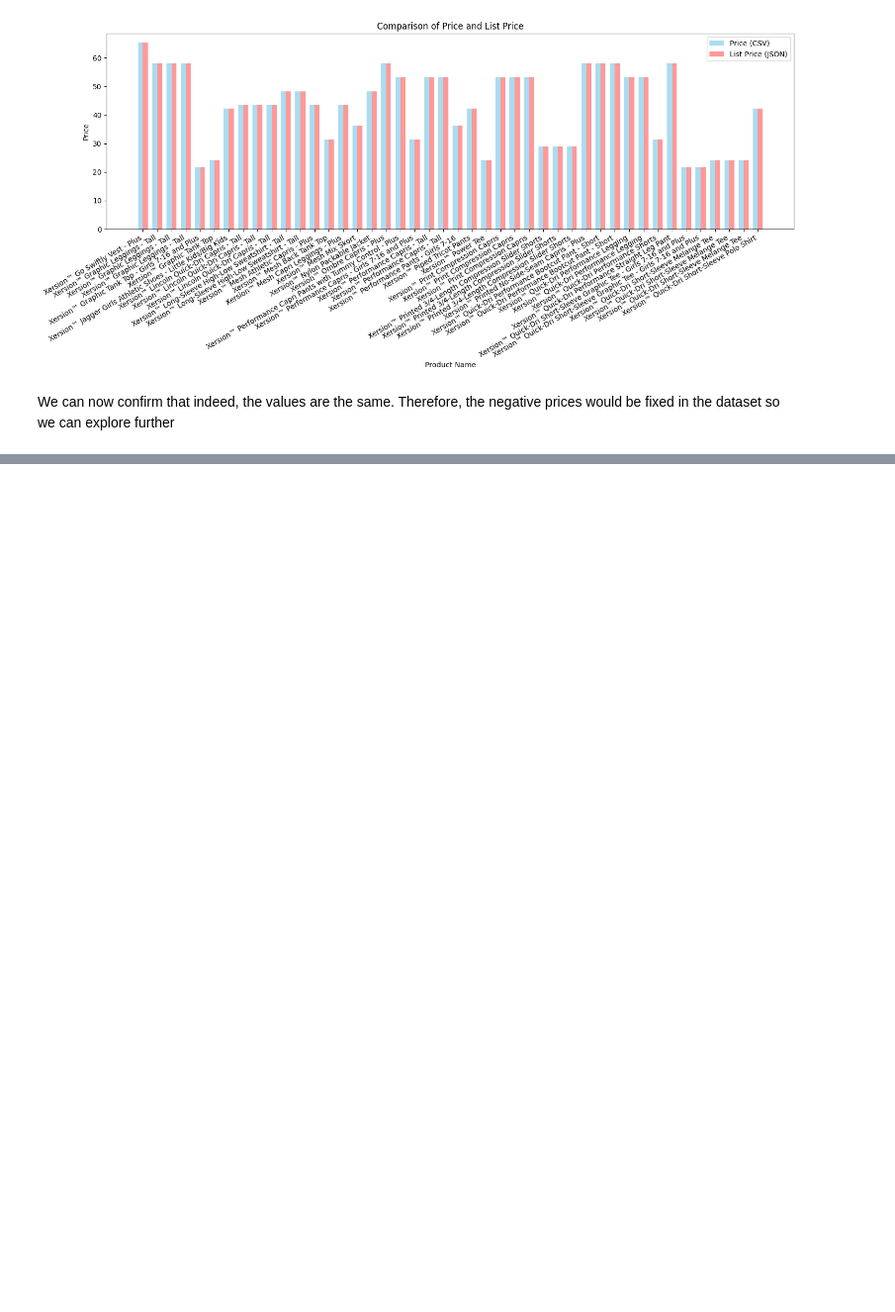
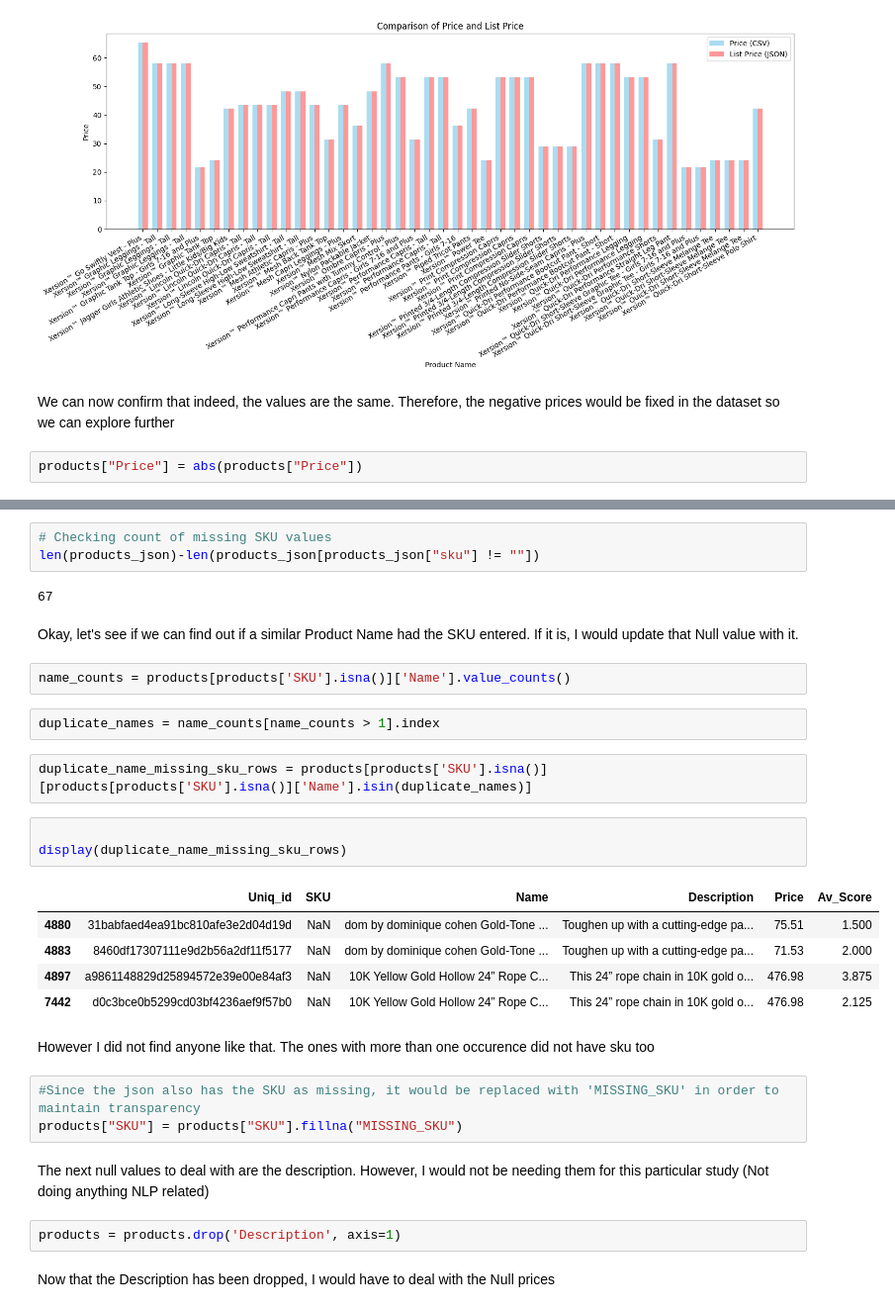
Before and after one commit to RedeemerNtumy/JCPennyConsultancyProject, a Jupyter notebook: 3549063_BD2.ipynb, the cells around one changed output, grey strips where cells are left out. Shown at 99% size. Cells and saved outputs as stored; diff of their text form; blank space fills up the shorter version.

Commit message:
handling missing data

```diff
--- a/3549063_BD2.ipynb
+++ b/3549063_BD2.ipynb
@@ -250,3 +124,5 @@ plt.tight_layout();
 [figure]
 # %% [markdown]
 We can now confirm that indeed, the values are the same. Therefore, the negative prices would be fixed in the dataset so we can explore further
+# %%
+products["Price"] = abs(products["Price"])
@@ -252,0 +156,33 @@ We can now confirm that indeed, the values are the same. Therefore, the negative
+# %%
+# Checking count of missing SKU values
+len(products_json)-len(products_json[products_json["sku"] != ""])
+# %% [output]
+67
+# %% [markdown]
+Okay, let's see if we can find out if a similar Product Name had the SKU entered. If it is, I would update that Null value with it.
+# %%
+name_counts = products[products['SKU'].isna()]['Name'].value_counts()
+# %%
+duplicate_names = name_counts[name_counts > 1].index
+# %%
+duplicate_name_missing_sku_rows = products[products['SKU'].isna()][products[products['SKU'].isna()]['Name'].isin(duplicate_names)]
+# %%
+
+display(duplicate_name_missing_sku_rows)
+# %% [output]
+|  | Uniq_id | SKU | Name | Description | Price | Av_Score |
+| 4880 | 31babfaed4ea91bc810afe3e2d04d19d | NaN | dom by dominique cohen Gold-Tone ... | Toughen up with a cutting-edge pa... | 75.51 | 1.500 |
+| 4883 | 8460df17307111e9d2b56a2df11f5177 | NaN | dom by dominique cohen Gold-Tone ... | Toughen up with a cutting-edge pa... | 71.53 | 2.000 |
+| 4897 | a9861148829d25894572e39e00e84af3 | NaN | 10K Yellow Gold Hollow 24” Rope C... | This 24” rope chain in 10K gold o... | 476.98 | 3.875 |
+| 7442 | d0c3bce0b5299cd03bf4236aef9f57b0 | NaN | 10K Yellow Gold Hollow 24” Rope C... | This 24” rope chain in 10K gold o... | 476.98 | 2.125 |
+# %% [markdown]
+However I did not find anyone like that. The ones with more than one occurence did not have sku too
+# %%
+#Since the json also has the SKU as missing, it would be replaced with 'MISSING_SKU' in order to maintain transparency
+products["SKU"] = products["SKU"].fillna("MISSING_SKU")
+# %% [markdown]
+The next null values to deal with are the description. However, I would not be needing them for this particular study (Not doing anything NLP related)
+# %%
+products = products.drop('Description', axis=1)
+# %% [markdown]
+Now that the Description has been dropped, I would have to deal with the Null prices
```
Also changed, not shown: parts of 15 cells of this notebook.
